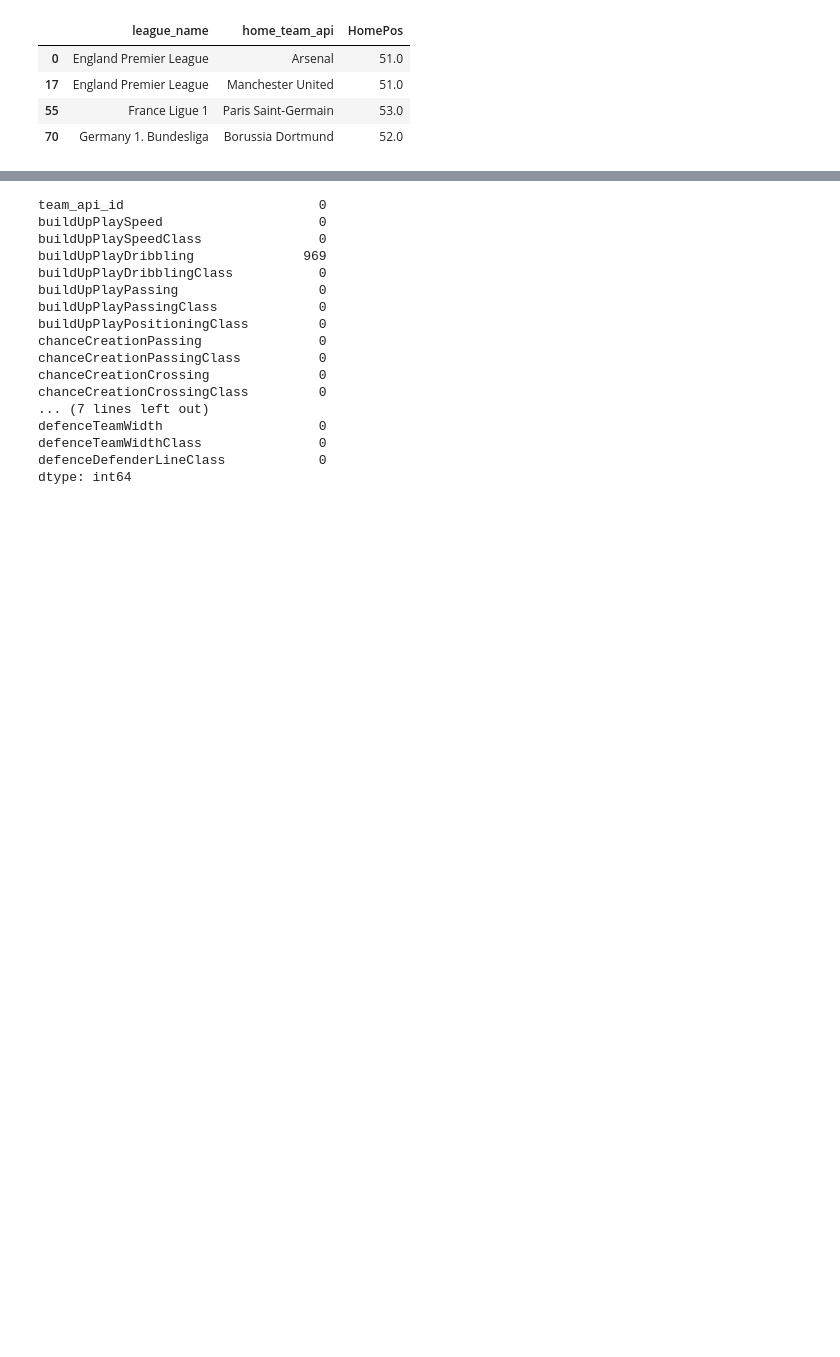
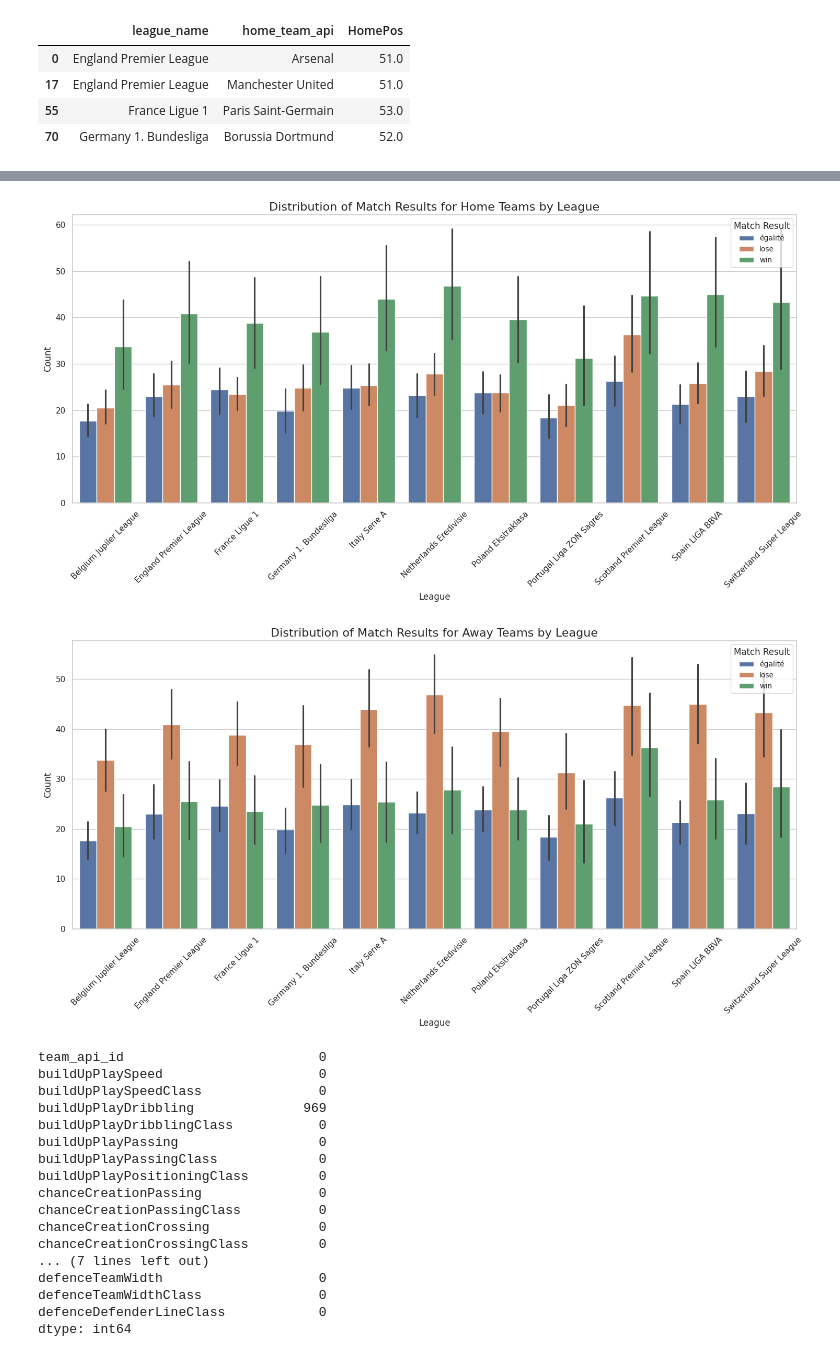
Before and after one commit to abelchageur/Mod-lisation_et_Clustering_des_Donn-es_de_Football, a Jupyter notebook: players_analyst.ipynb, the cells around one changed output, grey strips where cells are left out. Saved outputs shown, nothing was run; the diff lists cells and outputs as text; code cells hidden in the pictures; blank space fills up the shorter version.

```diff
--- a/players_analyst.ipynb
+++ b/players_analyst.ipynb
@@ -603,23 +570,51 @@ display(away_results)
 # %%
-# plt.figure(figsize=(20, 10))
-# plt.bar(d['away_team_api'], d['AwayPos'], color='green')
-# plt.title('')
-# plt.xlabel('')
-# plt.ylabel('')
-# plt.xticks(rotation=15, ha='right')
-# plt.tight_layout()
-# plt.grid(True, linestyle='--', alpha=0.7)
-# plt.show()
-# #"""""""
-# plt.figure(figsize=(20, 4))
-# plt.bar(c['home_team_api'], c['HomePos'], color='red')
-# plt.title('')
-# plt.xlabel('')
-# plt.ylabel('')
-# plt.xticks(rotation=15, ha='right')
-# plt.tight_layout()
-# plt.grid(True, linestyle='--', alpha=0.7)
-# plt.show()
+home_results_reset = home_results.reset_index()
+home_results_melted = home_results_reset.melt(
+    id_vars=['league_id', 'home_team'],
+    var_name='result',
+    value_name='count'
+)
+sns.set(style="whitegrid")
+plt.figure(figsize=(15, 8))
+sns.barplot(
+    data=home_results_melted,
+    x='league_id',
+    y='count',
+    hue='result'
+)
+plt.title('Distribution of Match Results for Home Teams by League', fontsize=16)
+plt.xlabel('League', fontsize=12)
+plt.ylabel('Count', fontsize=12)
+plt.xticks(rotation=45)
+plt.legend(title='Match Result', loc='upper right', fontsize=10)
+plt.tight_layout()
+plt.show()
+
+
+away_results_reset = away_results.reset_index()
+away_results_melted = away_results_reset.melt(
+    id_vars=['league_id', 'away_team'],
+    var_name='result',
+    value_name='count'
+)
+sns.set(style="whitegrid")
+plt.figure(figsize=(15, 8))
+sns.barplot(
+    data=away_results_melted,
+    x='league_id',
+    y='count',
+    hue='result'
+)
+plt.title('Distribution of Match Results for Away Teams by League', fontsize=16)
+plt.xlabel('League', fontsize=12)
+plt.ylabel('Count', fontsize=12)
+plt.xticks(rotation=45)
+plt.legend(title='Match Result', loc='upper right', fontsize=10)
+plt.tight_layout()
+plt.show()
+# %% [output]
+[figure, added]
+[figure, added]
 # %%
 analyse_team_att = Team_Attributes_df
 
```
Also changed, not shown: parts of 13 cells of this notebook.
